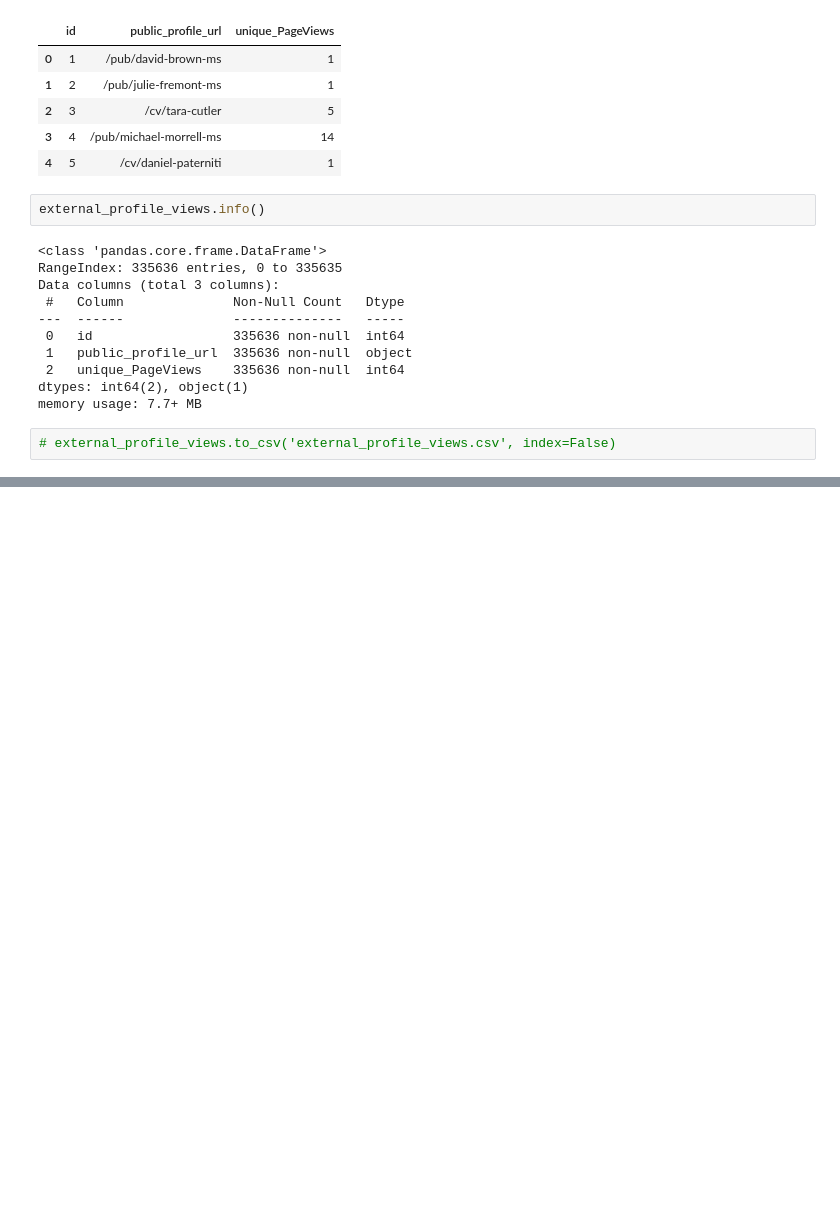
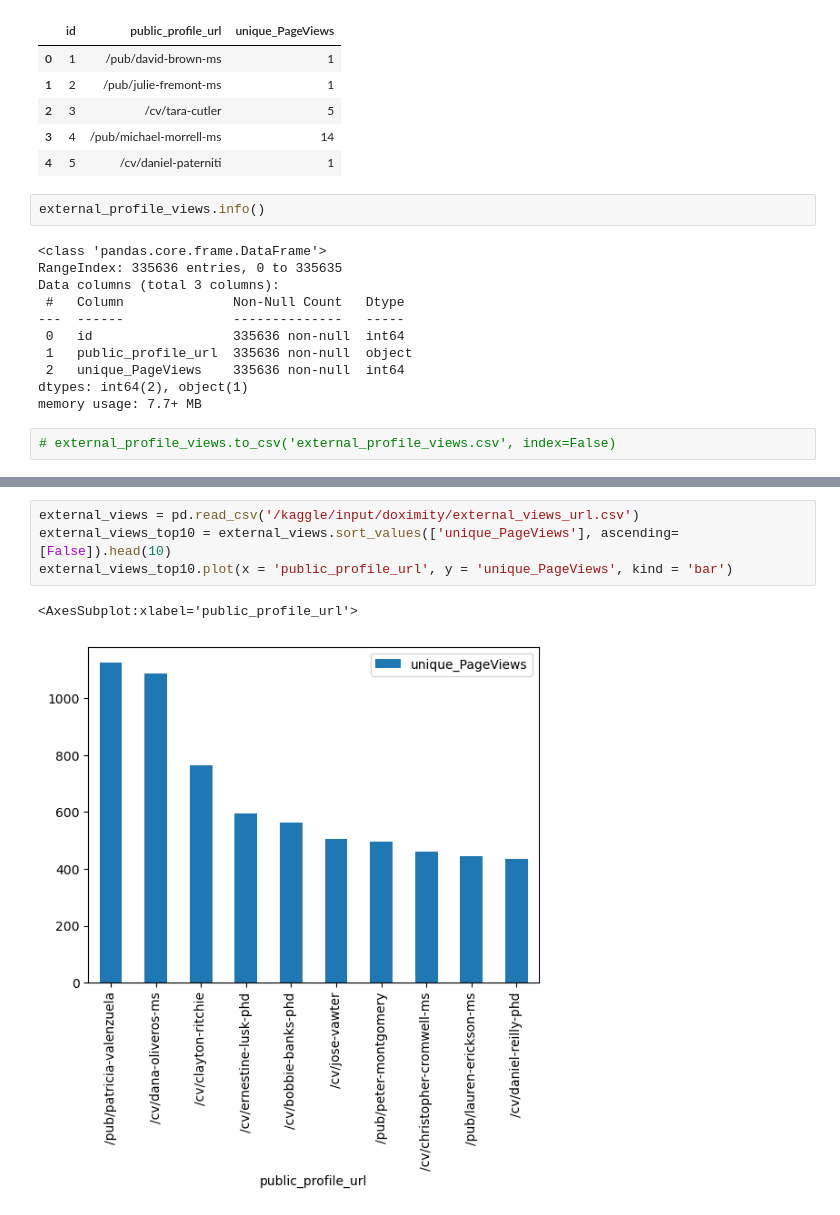
Before and after one commit to mindyng/Take-Homes, a Jupyter notebook: doximity-take-home-re-do.ipynb, the cells around one changed output, grey strips where cells are left out. Saved outputs shown, nothing was run; the diff lists cells and outputs as text; blank space fills up the shorter version.

```diff
--- a/doximity-take-home-re-do.ipynb
+++ b/doximity-take-home-re-do.ipynb
@@ -161,0 +316,7 @@ ORDER BY 2 DESC
+# %%
+external_views = pd.read_csv('/kaggle/input/doximity/external_views_url.csv')
+external_views_top10 = external_views.sort_values(['unique_PageViews'], ascending=[False]).head(10)
+external_views_top10.plot(x = 'public_profile_url', y = 'unique_PageViews', kind = 'bar')
+# %% [output]
+<AxesSubplot:xlabel='public_profile_url'>
+[figure, added]
```
Also changed, not shown: parts of 9 cells of this notebook.
